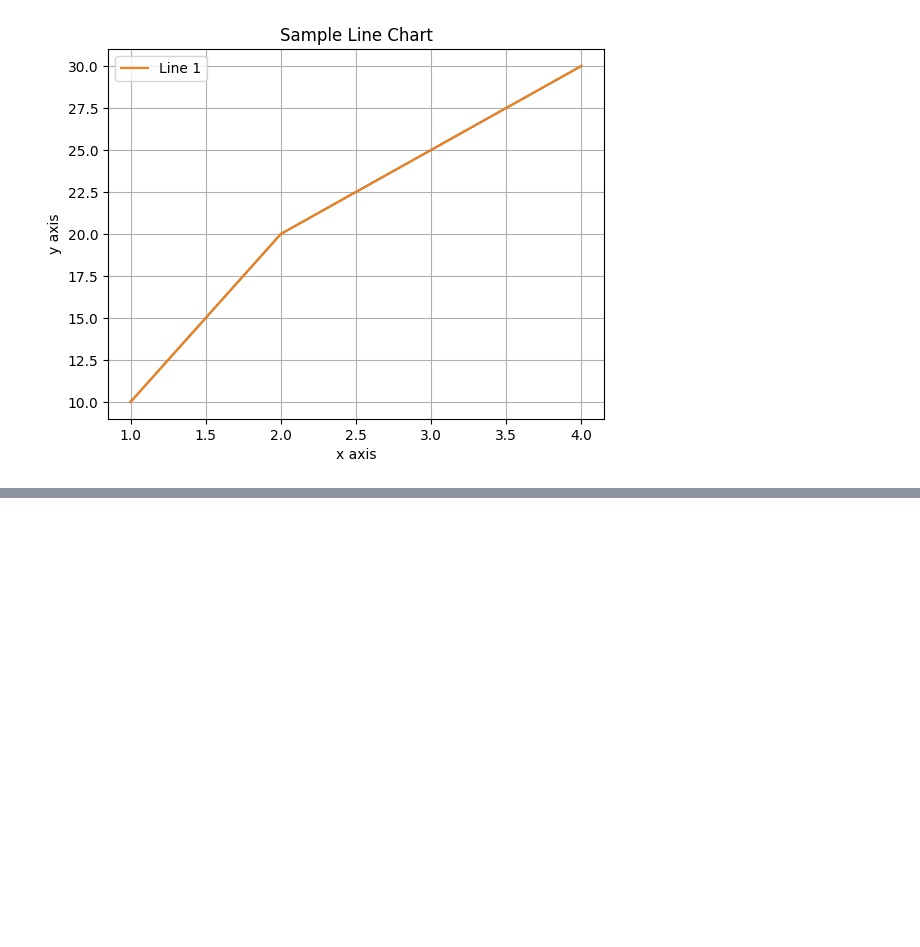
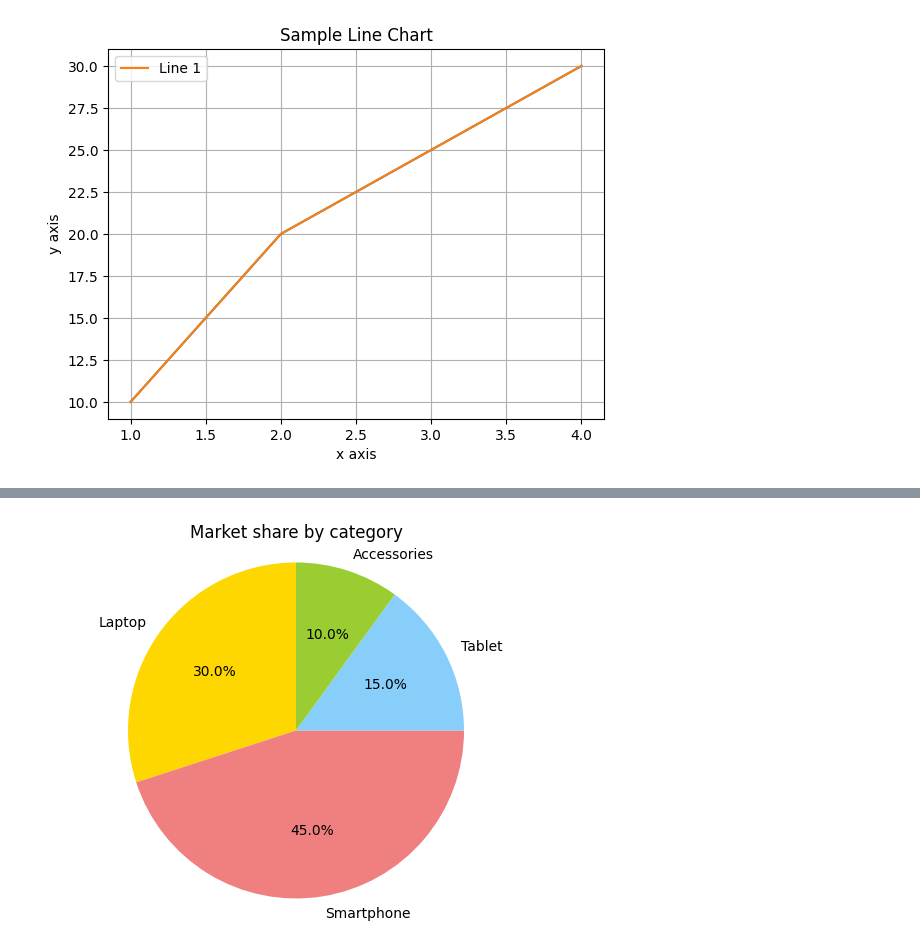
Before and after one commit to vittyGalaxy/py-training, a Jupyter notebook: Pandas, Matplotlib, Seaborn.ipynb, the cells around one changed output, grey strips where cells are left out. Saved outputs shown, nothing was run; the diff lists cells and outputs as text; code cells hidden in the pictures; blank space fills up the shorter version.

```diff
--- a/Pandas, Matplotlib, Seaborn.ipynb
+++ b/Pandas, Matplotlib, Seaborn.ipynb
@@ -401,0 +439,17 @@ plt.show()
+# %%
+import matplotlib.pyplot as plt
+
+#Grafico a torta
+categories = ["Laptop", "Smartphone", "Tablet", "Accessories"]
+percentages = [30, 45, 15, 10]
+
+fig, ax = plt.subplots()
+
+ax.pie(percentages, labels=categories, autopct="%1.1f%%", startangle=90, colors=["gold", "lightcoral", "lightskyblue", "yellowgreen"])
+ax.set_title("Market share by category")
+
+ax.axis("equal")
+
+plt.show()
+# %% [output]
+[figure, added]
```
Also changed, not shown: parts of 3 cells of this notebook.
